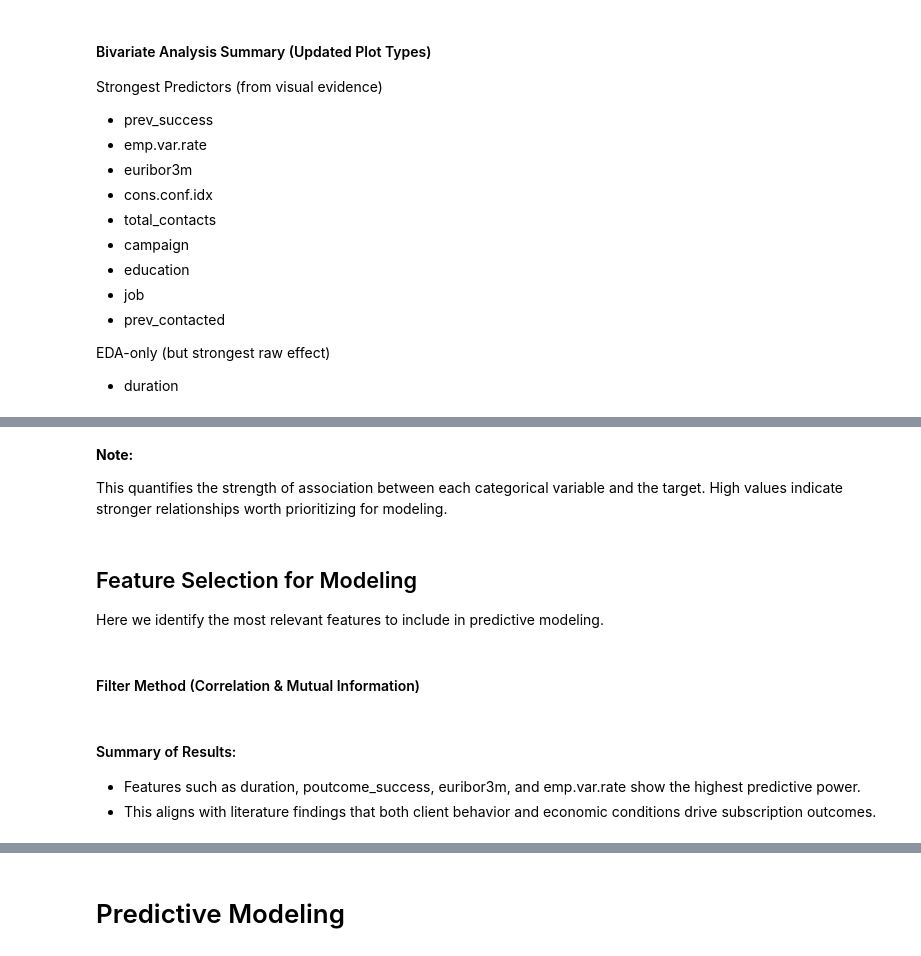
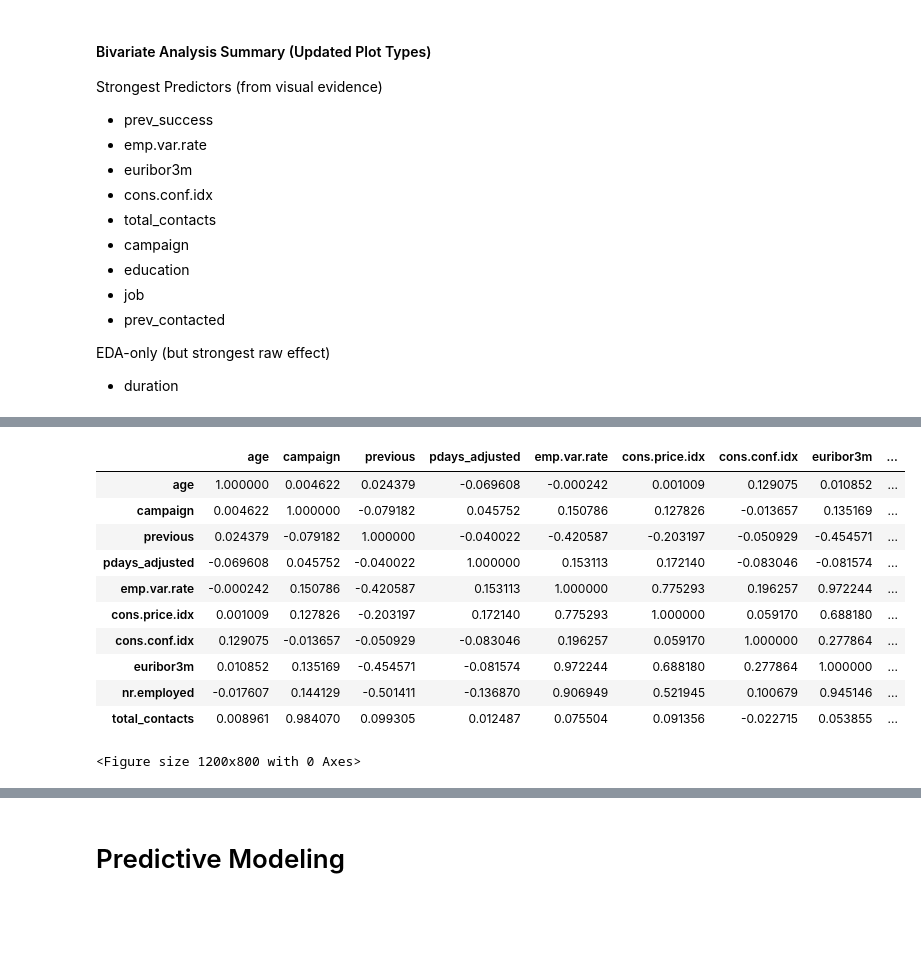
Before and after one commit to abduladebogun/Bank_Telemarketing_Campaigns_EDSB_Group_29, a Jupyter notebook: app.ipynb, the cells around one changed output, grey strips where cells are left out. Cells and saved outputs as stored; diff of their text form; code cells hidden in the pictures; blank space fills up the shorter version.

Commit message:
EDA: correlation and feature selection

```diff
--- a/app.ipynb
+++ b/app.ipynb
@@ -1372,11 +1394,0 @@ NameError: name 'cat_cols' is not defined
-# %% [markdown]
-**Note:**
-
-This quantifies the strength of association between each categorical variable and the target.
-High values indicate stronger relationships worth prioritizing for modeling.
-# %% [markdown]
-## Feature Selection for Modeling
-
-Here we identify the most relevant features to include in predictive modeling.
-# %% [markdown]
-#### Filter Method (Correlation & Mutual Information)
@@ -1395,4 +1395,26 @@ mi.head(15)
-# %% [markdown]
-#### Summary of Results:
-- Features such as duration, poutcome_success, euribor3m, and emp.var.rate show the highest predictive power.
-- This aligns with literature findings that both client behavior and economic conditions drive subscription outcomes.
+# %%
+num_features = [
+    "age", "campaign", "previous", "pdays_adjusted",
+    "emp.var.rate", "cons.price.idx", "cons.conf.idx",
+    "euribor3m", "nr.employed", "total_contacts"
+]
+
+plt.figure(figsize=(12,8))
+corr_matrix = df_clean[num_features].corr()
+corr_matrix
+# sns.heatmap(corr_matrix, annot=False, cmap="coolwarm", center=0)
+# plt.title("Correlation Heatmap of Numerical Features")
+# plt.show()
+# %% [output]
+|  | age | campaign | previous | pdays_adjusted | emp.var.rate | cons.price.idx | cons.conf.idx | euribor3m | ... |
+| age | 1.000000 | 0.004622 | 0.024379 | -0.069608 | -0.000242 | 0.001009 | 0.129075 | 0.010852 | ... |
+| campaign | 0.004622 | 1.000000 | -0.079182 | 0.045752 | 0.150786 | 0.127826 | -0.013657 | 0.135169 | ... |
+| previous | 0.024379 | -0.079182 | 1.000000 | -0.040022 | -0.420587 | -0.203197 | -0.050929 | -0.454571 | ... |
+| pdays_adjusted | -0.069608 | 0.045752 | -0.040022 | 1.000000 | 0.153113 | 0.172140 | -0.083046 | -0.081574 | ... |
+| emp.var.rate | -0.000242 | 0.150786 | -0.420587 | 0.153113 | 1.000000 | 0.775293 | 0.196257 | 0.972244 | ... |
+| cons.price.idx | 0.001009 | 0.127826 | -0.203197 | 0.172140 | 0.775293 | 1.000000 | 0.059170 | 0.688180 | ... |
+| cons.conf.idx | 0.129075 | -0.013657 | -0.050929 | -0.083046 | 0.196257 | 0.059170 | 1.000000 | 0.277864 | ... |
+| euribor3m | 0.010852 | 0.135169 | -0.454571 | -0.081574 | 0.972244 | 0.688180 | 0.277864 | 1.000000 | ... |
+| nr.employed | -0.017607 | 0.144129 | -0.501411 | -0.136870 | 0.906949 | 0.521945 | 0.100679 | 0.945146 | ... |
+| total_contacts | 0.008961 | 0.984070 | 0.099305 | 0.012487 | 0.075504 | 0.091356 | -0.022715 | 0.053855 | ... |
+<Figure size 1200x800 with 0 Axes>
```
Also changed, not shown: parts of 20 cells of this notebook.
